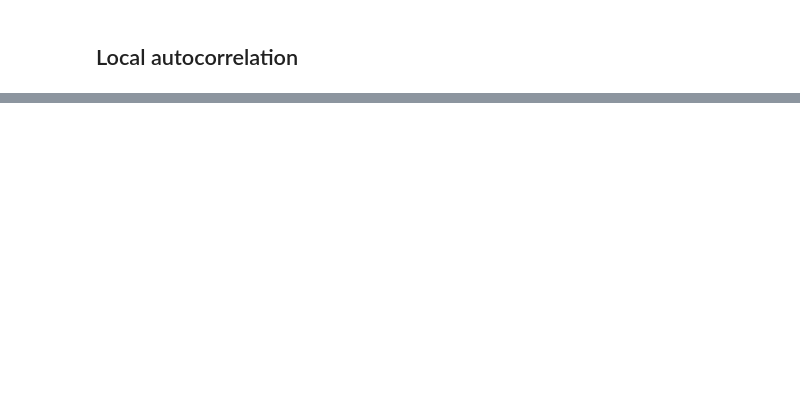
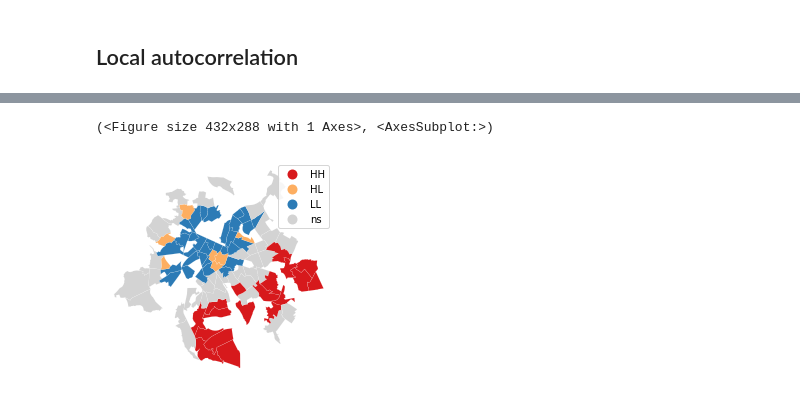
Before and after one commit to intro-to-geoprocessing/week9-lab, a Jupyter notebook: 01-spatial-weights.ipynb, the cells around one changed output, grey strips where cells are left out. Drawn from its saved outputs; the diff is of its cells as text; code cells hidden in the pictures; blank space fills up the shorter version.

```diff
--- a/01-spatial-weights.ipynb
+++ b/01-spatial-weights.ipynb
@@ -50,0 +108,5 @@ chart.mark_point().encode(
+# %%
+lisa_cluster(morans_i_local, districts_joined, p=0.05)
+# %% [output]
+(<Figure size 432x288 with 1 Axes>, <AxesSubplot:>)
+[figure, added]
```
Also changed, not shown: parts of 10 cells of this notebook.
